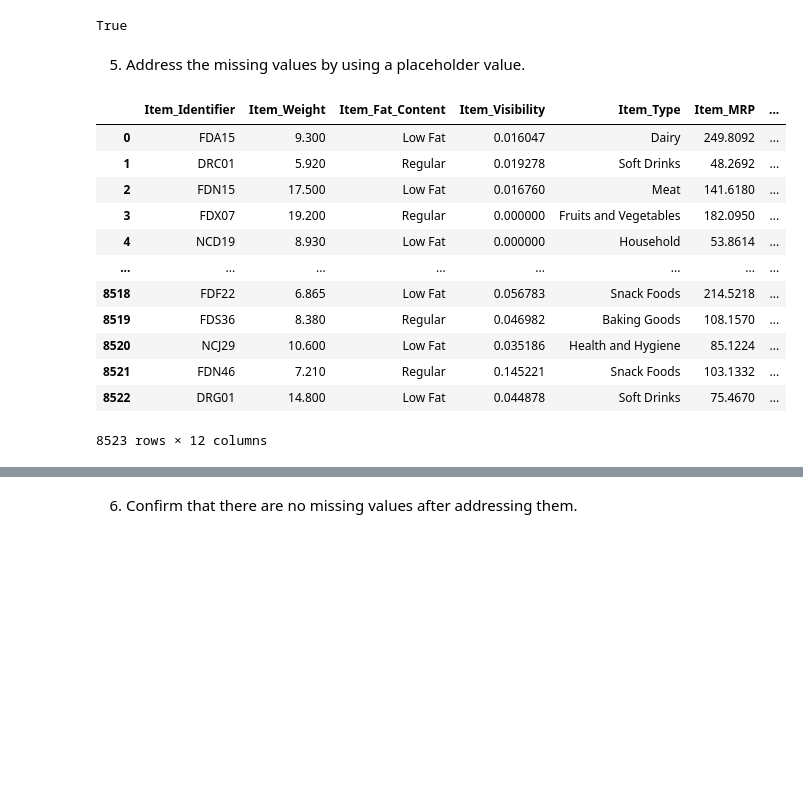
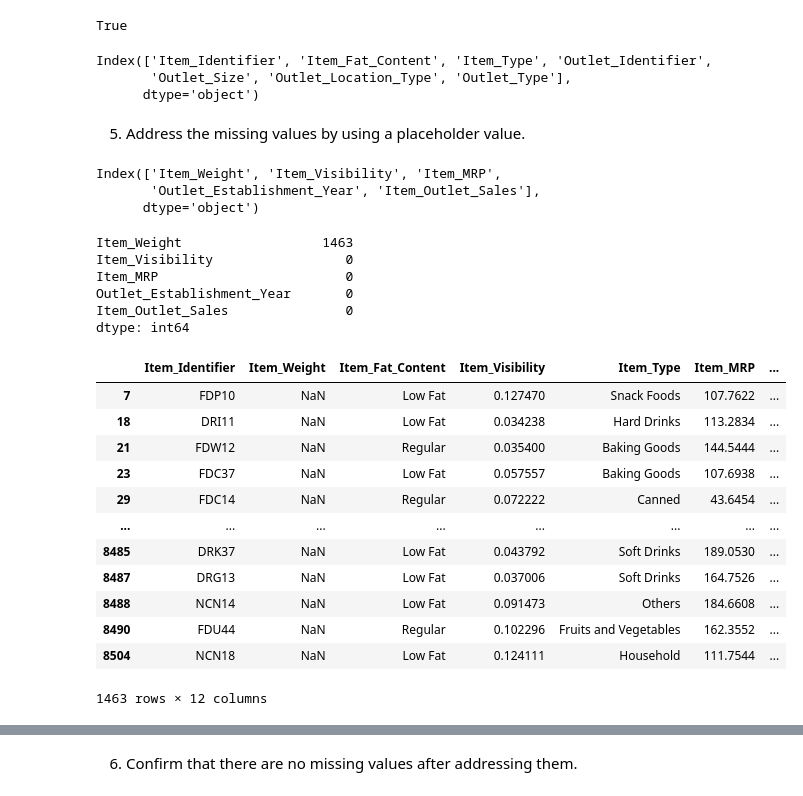
Before and after one commit to Bettylu0608/Prediction-of-Product-Sales, a Jupyter notebook: Prediction_of_Product_Sales_.ipynb, the cells around one changed output, grey strips where cells are left out. Cells and saved outputs as stored; diff of their text form; code cells hidden in the pictures; blank space fills up the shorter version.

```diff
--- a/Prediction_of_Product_Sales_.ipynb
+++ b/Prediction_of_Product_Sales_.ipynb
@@ -119,2 +108,2 @@ Length: 8523, dtype: bool
 # %%
-df.drop_duplicates()
+df = df.drop_duplicates()
@@ -148,21 +121,12 @@ df.isnull().sum().sum()
 df.isnull().values.any()
 # %% [output]
 True
+# %%
+cat_cols = df.select_dtypes('object').columns
+cat_cols
+# %% [output]
+Index(['Item_Identifier', 'Item_Fat_Content', 'Item_Type', 'Outlet_Identifier',
+       'Outlet_Size', 'Outlet_Location_Type', 'Outlet_Type'],
+      dtype='object')
 # %% [markdown]
 5) Address the missing values by using a placeholder value.
-# %%
-df.fillna(0)
-# %% [output]
-|  | Item_Identifier | Item_Weight | Item_Fat_Content | Item_Visibility | Item_Type | Item_MRP | ... |
-| 0 | FDA15 | 9.300 | Low Fat | 0.016047 | Dairy | 249.8092 | ... |
-| 1 | DRC01 | 5.920 | Regular | 0.019278 | Soft Drinks | 48.2692 | ... |
-| 2 | FDN15 | 17.500 | Low Fat | 0.016760 | Meat | 141.6180 | ... |
-| 3 | FDX07 | 19.200 | Regular | 0.000000 | Fruits and Vegetables | 182.0950 | ... |
-| 4 | NCD19 | 8.930 | Low Fat | 0.000000 | Household | 53.8614 | ... |
-| ... | ... | ... | ... | ... | ... | ... | ... |
-| 8518 | FDF22 | 6.865 | Low Fat | 0.056783 | Snack Foods | 214.5218 | ... |
-| 8519 | FDS36 | 8.380 | Regular | 0.046982 | Baking Goods | 108.1570 | ... |
-| 8520 | NCJ29 | 10.600 | Low Fat | 0.035186 | Health and Hygiene | 85.1224 | ... |
-| 8521 | FDN46 | 7.210 | Regular | 0.145221 | Snack Foods | 103.1332 | ... |
-| 8522 | DRG01 | 14.800 | Low Fat | 0.044878 | Soft Drinks | 75.4670 | ... |
-8523 rows × 12 columns
@@ -168,0 +135,33 @@ df.fillna(0)
+# %%
+df_num_cols = df.select_dtypes('number').columns
+df_num_cols
+# %% [output]
+Index(['Item_Weight', 'Item_Visibility', 'Item_MRP',
+       'Outlet_Establishment_Year', 'Item_Outlet_Sales'],
+      dtype='object')
+# %%
+df[df_num_cols].isna().sum()
+# %% [output]
+Item_Weight                  1463
+Item_Visibility                 0
+Item_MRP                        0
+Outlet_Establishment_Year       0
+Item_Outlet_Sales               0
+dtype: int64
+# %%
+null_weight = df['Item_Weight'].isna()
+df[null_weight]
+# %% [output]
+|  | Item_Identifier | Item_Weight | Item_Fat_Content | Item_Visibility | Item_Type | Item_MRP | ... |
+| 7 | FDP10 | NaN | Low Fat | 0.127470 | Snack Foods | 107.7622 | ... |
+| 18 | DRI11 | NaN | Low Fat | 0.034238 | Hard Drinks | 113.2834 | ... |
+| 21 | FDW12 | NaN | Regular | 0.035400 | Baking Goods | 144.5444 | ... |
+| 23 | FDC37 | NaN | Low Fat | 0.057557 | Baking Goods | 107.6938 | ... |
+| 29 | FDC14 | NaN | Regular | 0.072222 | Canned | 43.6454 | ... |
+| ... | ... | ... | ... | ... | ... | ... | ... |
+| 8485 | DRK37 | NaN | Low Fat | 0.043792 | Soft Drinks | 189.0530 | ... |
+| 8487 | DRG13 | NaN | Low Fat | 0.037006 | Soft Drinks | 164.7526 | ... |
+| 8488 | NCN14 | NaN | Low Fat | 0.091473 | Others | 184.6608 | ... |
+| 8490 | FDU44 | NaN | Regular | 0.102296 | Fruits and Vegetables | 162.3552 | ... |
+| 8504 | NCN18 | NaN | Low Fat | 0.124111 | Household | 111.7544 | ... |
+1463 rows × 12 columns
```
Also changed, not shown: parts of 15 cells of this notebook.
